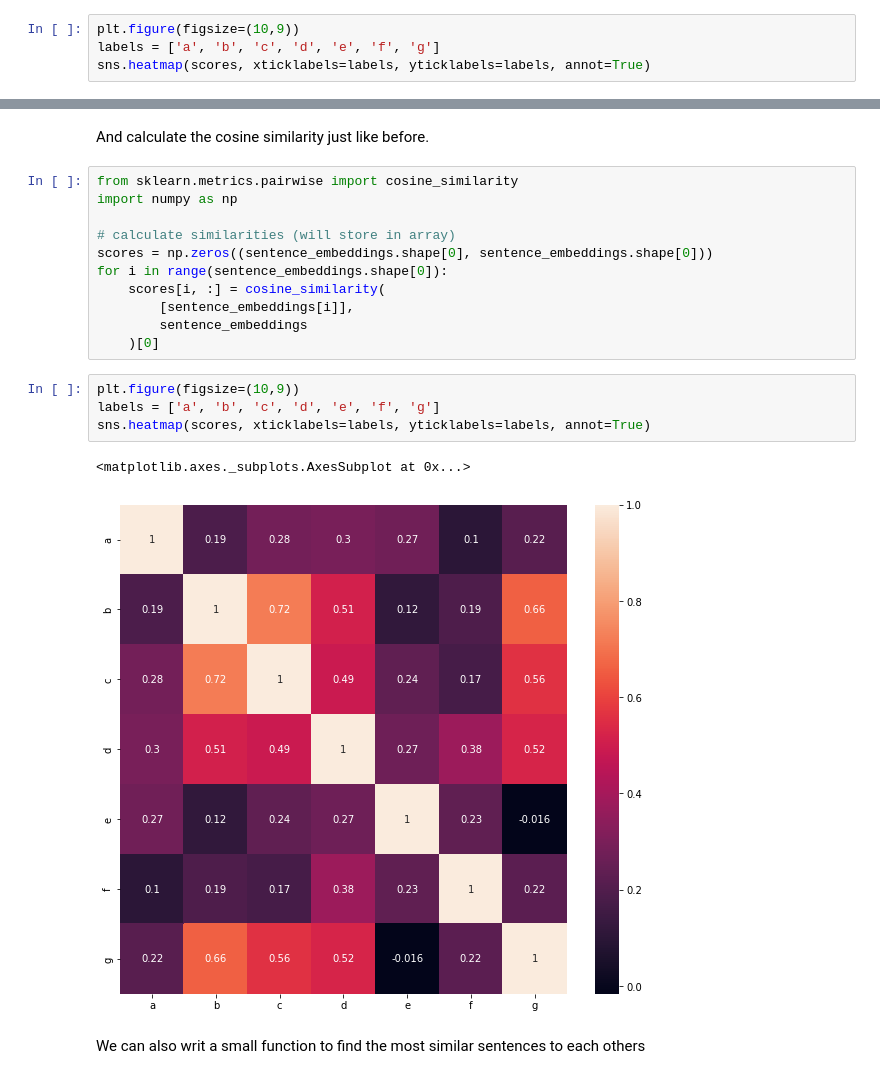
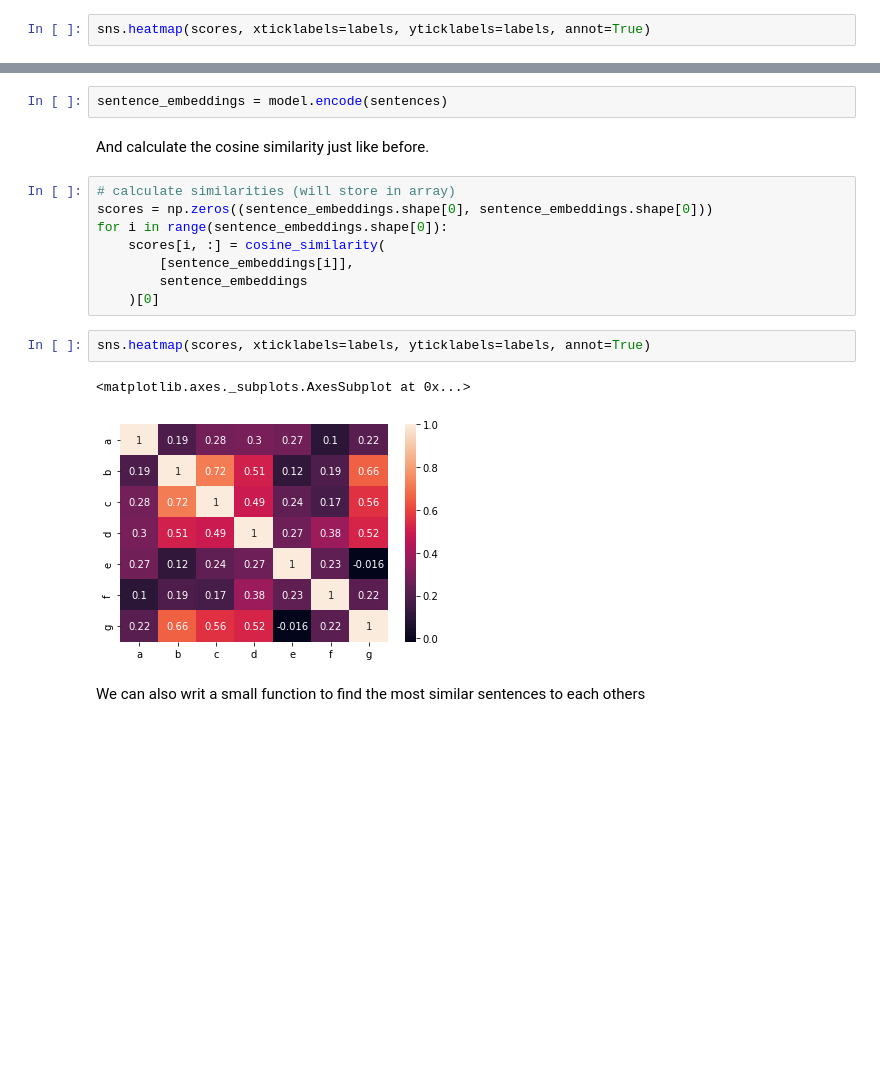
Before and after one commit to SDS-AAU/DSBA-2022, a Jupyter notebook: notebooks/M3_workshop_sbert.ipynb, the cells around one changed output, grey strips where cells are left out. Cells and saved outputs as stored; diff of their text form; blank space fills up the shorter version.

```diff
--- a/notebooks/M3_workshop_sbert.ipynb
+++ b/notebooks/M3_workshop_sbert.ipynb
@@ -184,6 +173,4 @@ import seaborn as sns
 # %%
-plt.figure(figsize=(10,9))
-labels = ['a', 'b', 'c', 'd', 'e', 'f', 'g']
 sns.heatmap(scores, xticklabels=labels, yticklabels=labels, annot=True)
 # %% [output]
 <matplotlib.axes._subplots.AxesSubplot at 0x...>
@@ -203,9 +186,8 @@ sentence_embeddings = model.encode([a, b, c, d, e, f, g])
+# %%
+sentence_embeddings = model.encode(sentences)
 # %% [markdown]
 And calculate the cosine similarity just like before.
 # %%
-from sklearn.metrics.pairwise import cosine_similarity
-import numpy as np
-
 # calculate similarities (will store in array)
 scores = np.zeros((sentence_embeddings.shape[0], sentence_embeddings.shape[0]))
 for i in range(sentence_embeddings.shape[0]):
@@ -214,12 +196,10 @@ for i in range(sentence_embeddings.shape[0]):
         sentence_embeddings
     )[0]
 # %%
-plt.figure(figsize=(10,9))
-labels = ['a', 'b', 'c', 'd', 'e', 'f', 'g']
 sns.heatmap(scores, xticklabels=labels, yticklabels=labels, annot=True)
 # %% [output]
 <matplotlib.axes._subplots.AxesSubplot at 0x...>
-[figure, old version]
+[figure, new version]
 # %% [markdown]
 We can also writ a small function to find the most similar sentences to each others
 # %%
```
Also changed, not shown: parts of 9 cells of this notebook.
